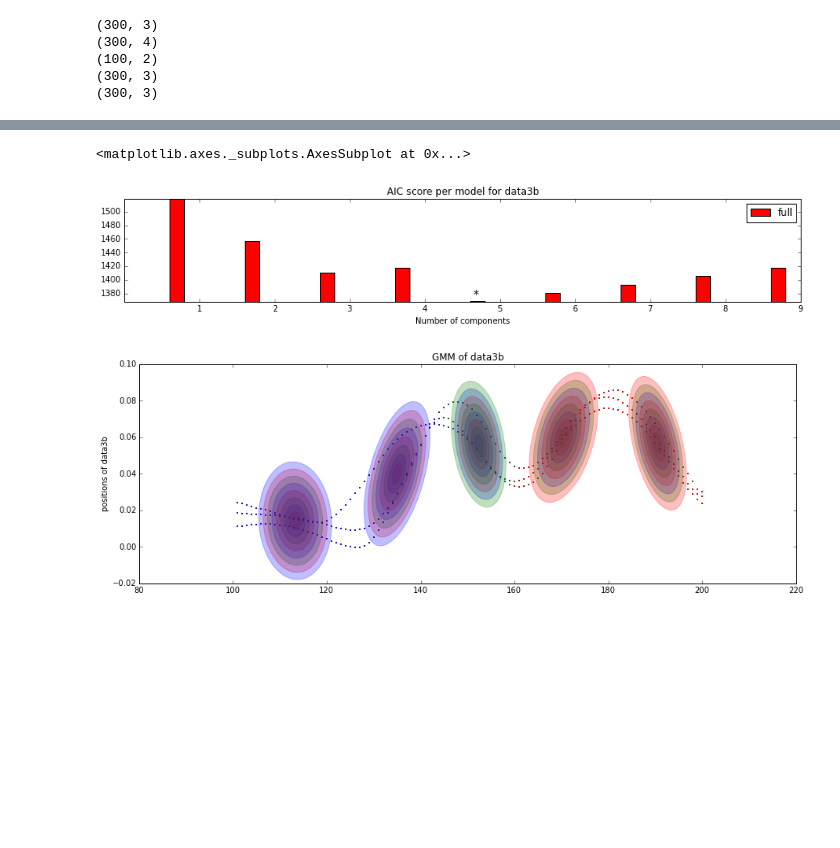
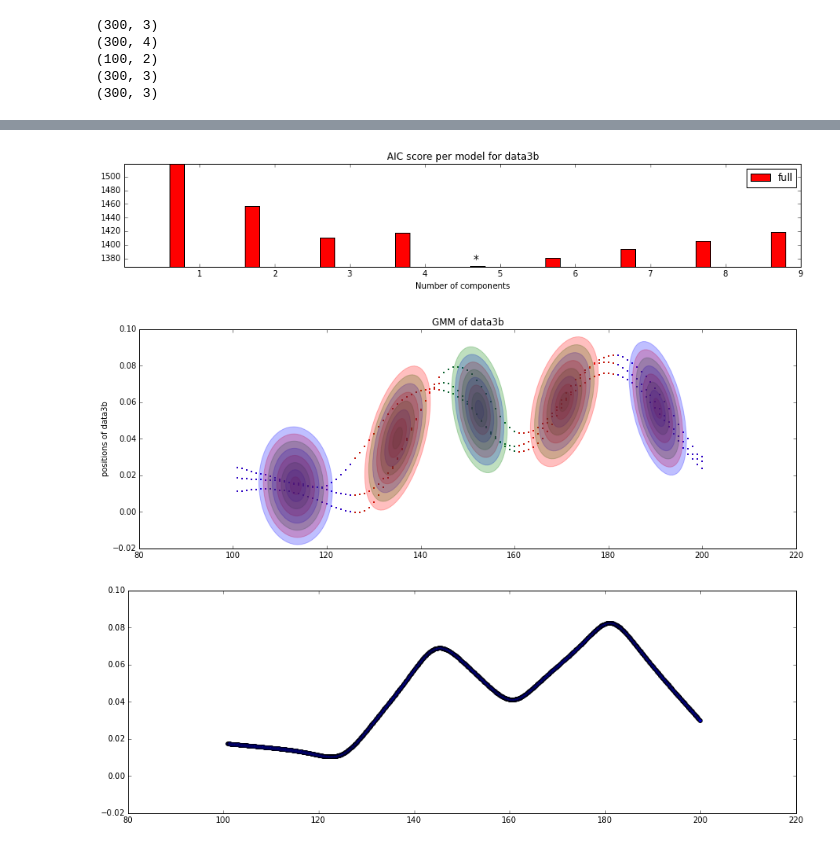
Before and after one commit to show0k/gmm-lbd, a Jupyter notebook: notebooks/calinon_tests.ipynb, the cells around one changed output, grey strips where cells are left out. Cells and saved outputs as stored; diff of their text form; code cells hidden in the pictures; blank space fills up the shorter version.

```diff
--- a/notebooks/calinon_tests.ipynb
+++ b/notebooks/calinon_tests.ipynb
@@ -67,7 +72,8 @@ manager.plot_ellipses_and_samples('data3a')
 # %%
 manager.plot_bics('data3b')
 manager.plot_ellipses_and_samples('data3b')
+manager.plot_regression('data3b')
 # %% [output]
-<matplotlib.axes._subplots.AxesSubplot at 0x...>
 [figure]
-[figure, old version]
+[figure, new version]
+[figure, added]
```
Also changed, not shown: parts of 17 cells of this notebook, 1 other file.
